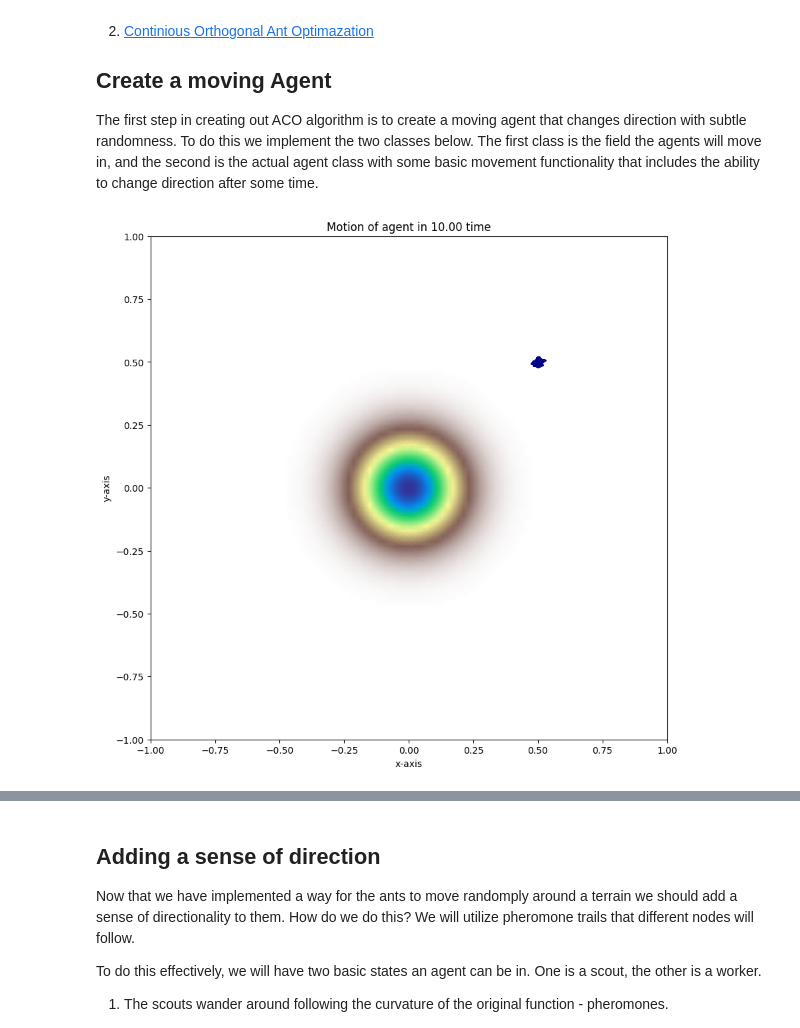
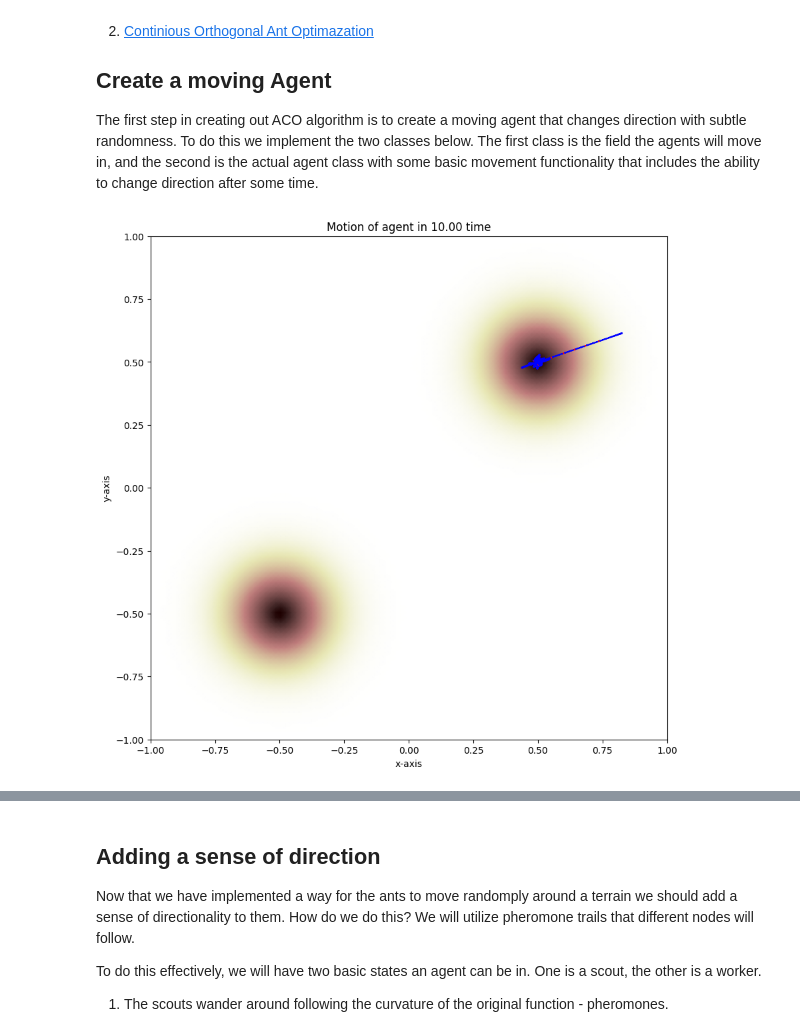
Before and after one commit to PanosEconomou/Ant-Optimization, a Jupyter notebook: 2.Code/1.Simple_Pathfinding/ACO.ipynb, the cells around one changed output, grey strips where cells are left out. Saved outputs shown, nothing was run; the diff lists cells and outputs as text; code cells hidden in the pictures.

```diff
--- a/2.Code/1.Simple_Pathfinding/ACO.ipynb
+++ b/2.Code/1.Simple_Pathfinding/ACO.ipynb
@@ -168,51 +260,58 @@ def run_one_agent(field:Field,dt=dt,max_time=max_time,acc_magnitude=acc_magnitud
 # %%
 # Agent motion properties
-acc_magnitude       = 2
-desired_speed       = 0.5
-randomness          = 1e-0
-dt                  = 0.01
-max_time            = 10
-gradient_strength   = 10000
-grad_radius         = 1e-4
-grad_samples        = 50
-bounds              = np.array([[-1,1],[-1,1]])
-steps               = [100,100]
-s                   = 0.2
-pos                 = np.array([0.5,0.5]) # np.array([None,None])
+acc_magnitude           = 2
+desired_speed           = 0.5
+randomness              = 1e-1
+dt                      = 0.01
+max_time                = 10
+gradient_strength       = 1e+4
+grad_radius             = 1e-4
+grad_samples            = 10
+bounds                  = np.array([[-1,1],[-1,1]])
+steps                   = [50,50]
+pheromone_level         = 1e+0
+pheromone_time_constant = 1e+0
+pheromone_strength      = 1e+4
+s                       = 2e-1
+A                       = 5
+pos                     = np.array([None,None]) # np.array([0.5,0.5])
 def func(x):
     if len(x.shape) == 1:
         p1 = np.array([0.5,0.5])
         p2 = np.array([-0.5,-0.5])
-        return -np.exp(-np.dot(x-p1,x-p1)/s**2) -np.exp(-np.dot(x-p2,x-p2)/s**2)
+        return -A*np.exp(-np.dot(x-p1,x-p1)/s**2) -A*np.exp(-np.dot(x-p2,x-p2)/s**2)
     else:
         return np.array([func(xi) for xi in x])
-def F (x,y): return -np.exp(-(x**2 + y**2)/s**2)
+def F (x,y):
+    p1 = np.array([0.5,0.5])
+    p2 = np.array([-0.5,-0.5])
+    return -np.exp(-((x-p1[0])**2 + (y-p1[1])**2)/s**2) -np.exp(-((x-p2[0])**2 + (y-p2[1])**2)/s**2)
 
 # Now plot the position array
 field = Field(bounds=bounds,steps=steps,function=func)
 
-pos = run_one_agent(field,dt,max_time,acc_magnitude,desired_speed,randomness,gradient_strength,grad_radius,grad_samples,pos)
+pos,color = run_one_agent(field,dt,max_time,acc_magnitude,desired_speed,randomness,gradient_strength,grad_radius,grad_samples,pos,pheromone_level, pheromone_time_constant)
 
 # Create the figure and setup athe axis
 fig = plt.figure(figsize=(10,10),dpi=100)
 ax  = fig.add_subplot(111)
 ax.set_xlabel('x-axis')
 ax.set_ylabel('y-axis')
 ax.set_title('Motion of agent in %.2f time'%max_time)
 ax.set_xlim(*field.bounds[0])
 ax.set_ylim(*field.bounds[1])
 
 # Plot the mesh
 x = np.linspace(*bounds[0],100)
 y = np.linspace(*bounds[1],100)
 X,Y = np.meshgrid(x,y)
 Z = F(X,Y)
-ax.pcolormesh(X,Y,Z,cmap='terrain', shading='gouraud')
+ax.pcolormesh(X,Y,Z,cmap='pink', shading='gouraud')
 
 # plot the position
-ax.scatter(*(pos.T),s=1,marker='x',c='darkblue');
+ax.scatter(*(pos.T),s=1,marker='x',c=color);
 # %% [output]
-[figure, old version]
+[figure, new version]
 # %%
 # A counter for our animations
 anim_cnt = 0
```
Also changed, not shown: parts of 9 cells of this notebook, 11 other files.
